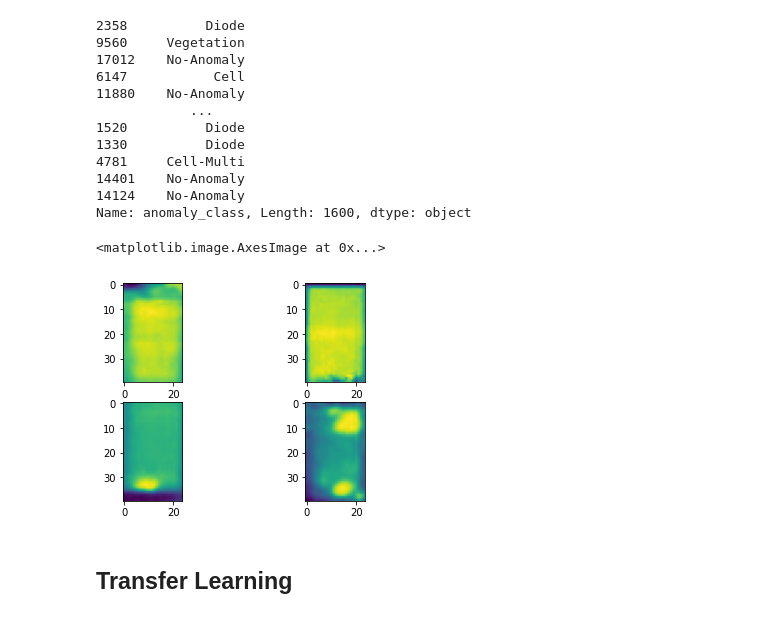
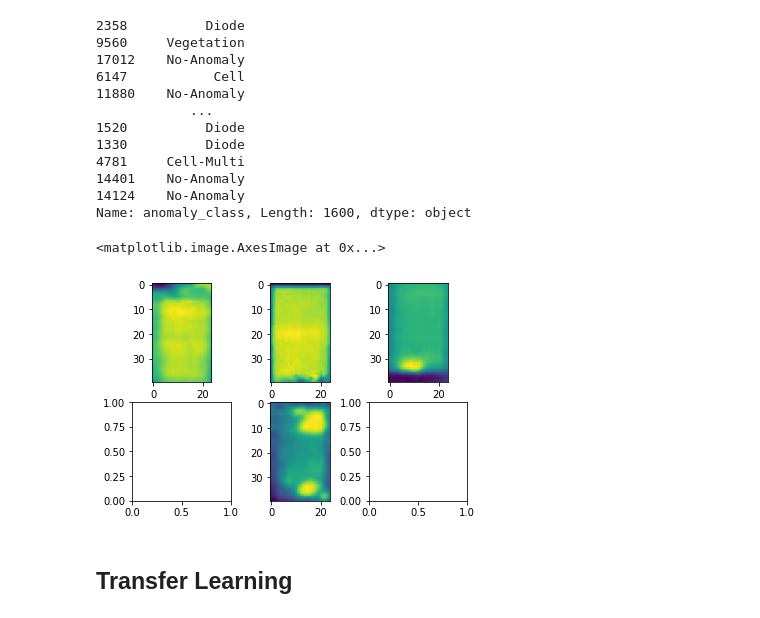
Before and after one commit to regiiis/dlv_group_project, a Jupyter notebook: dlv_1.ipynb, the cells around one changed output. Drawn from its saved outputs; the diff is of its cells as text; code cells hidden in the pictures.

```diff
--- a/dlv_1.ipynb
+++ b/dlv_1.ipynb
@@ -110,17 +110,17 @@ Name: anomaly_class, Length: 1600, dtype: object
 # %%
 img1 = mpimg.imread('/content/InfraredSolarModules/images/13356.jpg') #No-Anomaly
 img2 = mpimg.imread('/content/InfraredSolarModules/images/8488.jpg')  #Vegetation
 img3 = mpimg.imread('/content/InfraredSolarModules/images/8489.jpg')  #Vegetation
 img4 = mpimg.imread('/content/InfraredSolarModules/images/7464.jpg')  #Cracking
 
-f, axarr = plt.subplots(2,2)
+f, axarr = plt.subplots(2,3)
 axarr[0,0].imshow(img1)
 axarr[0,1].imshow(img2)
-axarr[1,0].imshow(img3)
+axarr[0,2].imshow(img3)
 axarr[1,1].imshow(img4)
 # %% [output]
 <matplotlib.image.AxesImage at 0x...>
-[figure, old version]
+[figure, new version]
 # %% [markdown]
 ## Transfer Learning
 # %% [markdown]
```
Also changed, not shown: parts of 2 cells of this notebook.
